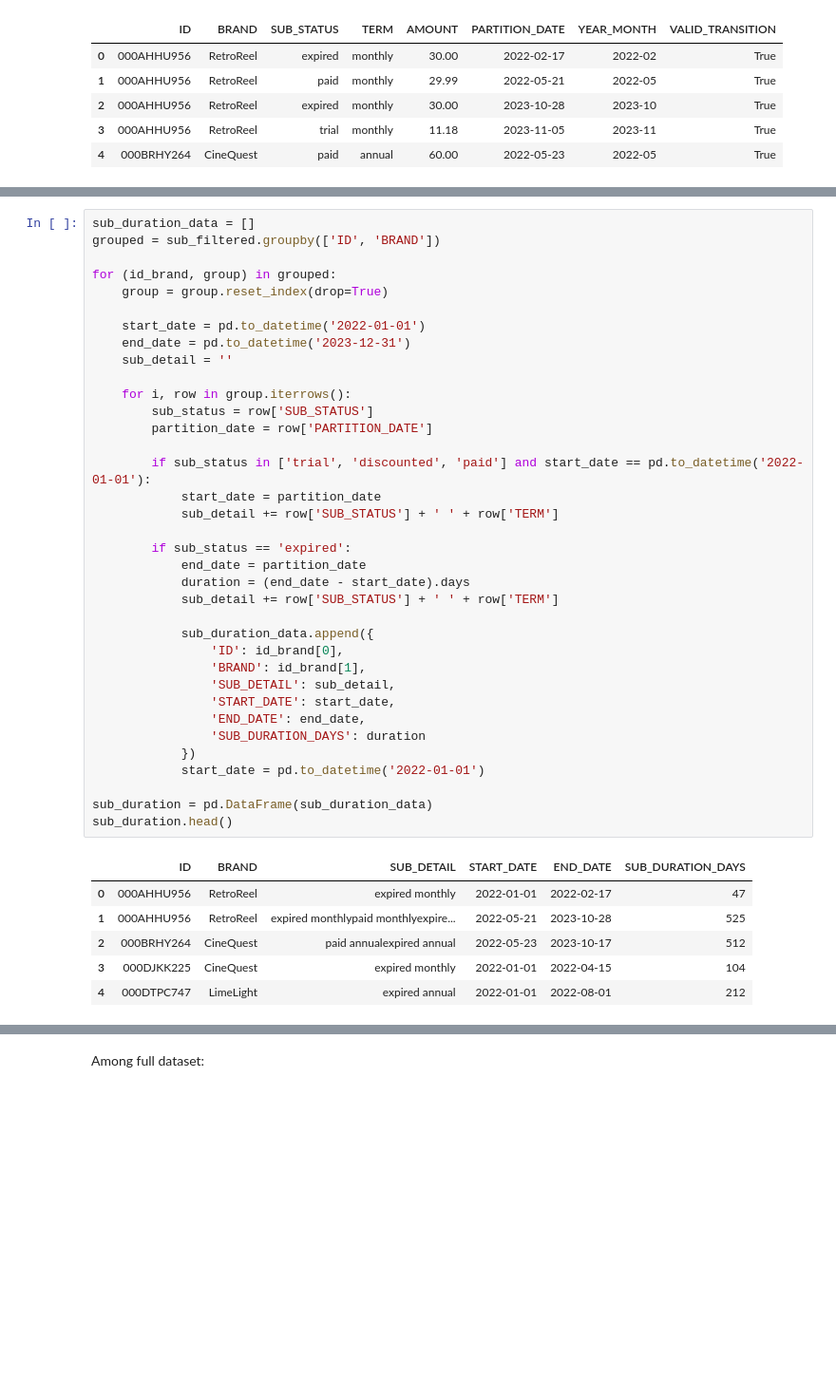
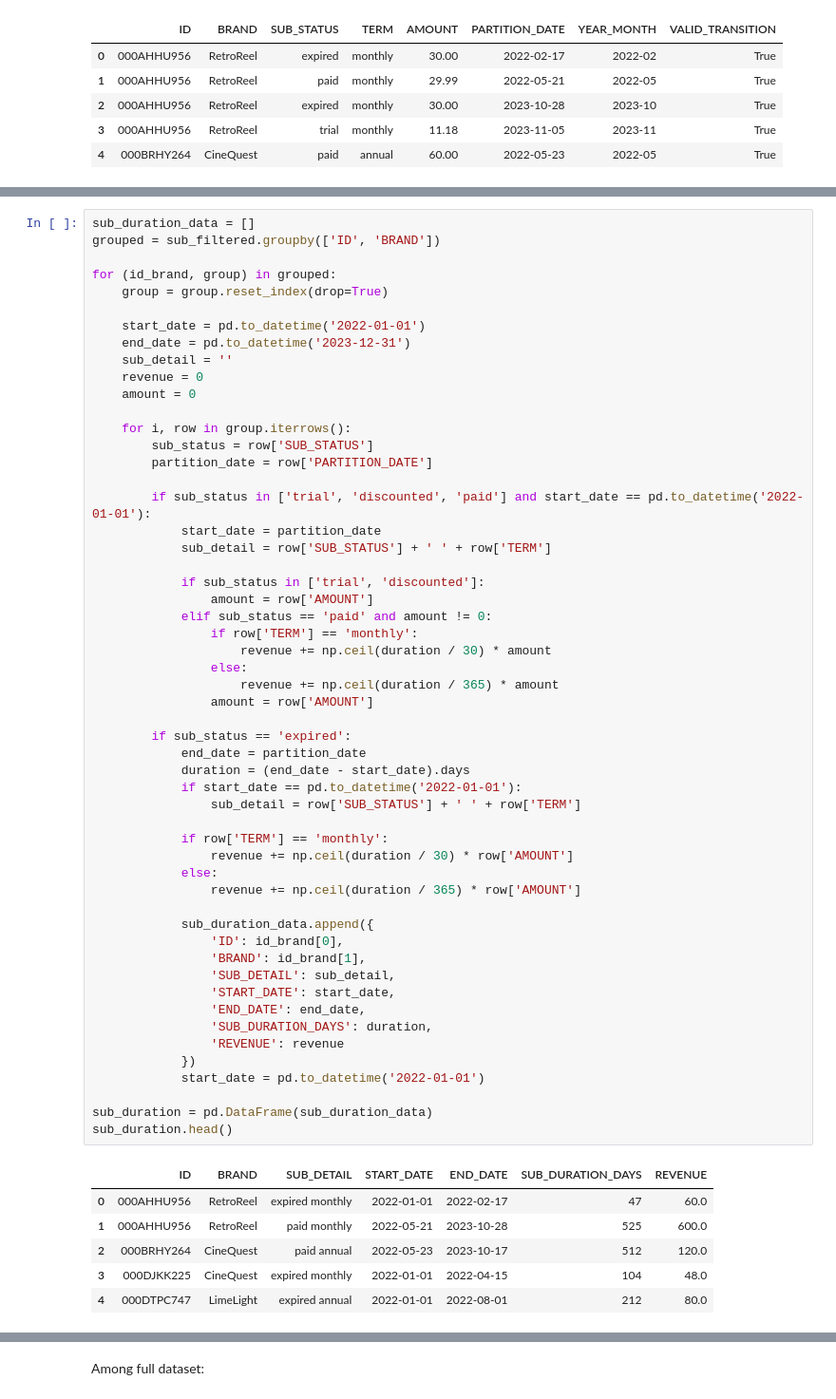
Before and after one commit to RussellXia/NYU_Capstone_Project, a Jupyter notebook: sub_preprocessing.ipynb, the cells around one changed output, grey strips where cells are left out. Shown: that part at 95% size. Drawn from its saved outputs; the diff is of its cells as text; blank space fills up the shorter version.

```diff
--- a/sub_preprocessing.ipynb
+++ b/sub_preprocessing.ipynb
@@ -337,39 +341,57 @@ grouped = sub_filtered.groupby(['ID', 'BRAND'])
 for (id_brand, group) in grouped:
     group = group.reset_index(drop=True)
 
     start_date = pd.to_datetime('2022-01-01')
     end_date = pd.to_datetime('2023-12-31')
     sub_detail = ''
+    revenue = 0
+    amount = 0
 
     for i, row in group.iterrows():
         sub_status = row['SUB_STATUS']
         partition_date = row['PARTITION_DATE']
 
         if sub_status in ['trial', 'discounted', 'paid'] and start_date == pd.to_datetime('2022-01-01'):
             start_date = partition_date
-            sub_detail += row['SUB_STATUS'] + ' ' + row['TERM']
+            sub_detail = row['SUB_STATUS'] + ' ' + row['TERM']
+
+            if sub_status in ['trial', 'discounted']:
+                amount = row['AMOUNT']
+            elif sub_status == 'paid' and amount != 0:
+                if row['TERM'] == 'monthly':
+                    revenue += np.ceil(duration / 30) * amount
+                else:
+                    revenue += np.ceil(duration / 365) * amount
+                amount = row['AMOUNT']
 
         if sub_status == 'expired':
             end_date = partition_date
             duration = (end_date - start_date).days
-            sub_detail += row['SUB_STATUS'] + ' ' + row['TERM']
+            if start_date == pd.to_datetime('2022-01-01'):
+                sub_detail = row['SUB_STATUS'] + ' ' + row['TERM']
+
+            if row['TERM'] == 'monthly':
+                revenue += np.ceil(duration / 30) * row['AMOUNT']
+            else:
+                revenue += np.ceil(duration / 365) * row['AMOUNT']
 
             sub_duration_data.append({
                 'ID': id_brand[0],
                 'BRAND': id_brand[1],
                 'SUB_DETAIL': sub_detail,
                 'START_DATE': start_date,
                 'END_DATE': end_date,
-                'SUB_DURATION_DAYS': duration
+                'SUB_DURATION_DAYS': duration,
+                'REVENUE': revenue
             })
             start_date = pd.to_datetime('2022-01-01')
 
 sub_duration = pd.DataFrame(sub_duration_data)
 sub_duration.head()
 # %% [output]
-|  | ID | BRAND | SUB_DETAIL | START_DATE | END_DATE | SUB_DURATION_DAYS |
-| 0 | 000AHHU956 | RetroReel | expired monthly | 2022-01-01 | 2022-02-17 | 47 |
-| 1 | 000AHHU956 | RetroReel | expired monthlypaid monthlyexpire... | 2022-05-21 | 2023-10-28 | 525 |
-| 2 | 000BRHY264 | CineQuest | paid annualexpired annual | 2022-05-23 | 2023-10-17 | 512 |
-| 3 | 000DJKK225 | CineQuest | expired monthly | 2022-01-01 | 2022-04-15 | 104 |
-| 4 | 000DTPC747 | LimeLight | expired annual | 2022-01-01 | 2022-08-01 | 212 |
+|  | ID | BRAND | SUB_DETAIL | START_DATE | END_DATE | SUB_DURATION_DAYS | REVENUE |
+| 0 | 000AHHU956 | RetroReel | expired monthly | 2022-01-01 | 2022-02-17 | 47 | 60.0 |
+| 1 | 000AHHU956 | RetroReel | paid monthly | 2022-05-21 | 2023-10-28 | 525 | 600.0 |
+| 2 | 000BRHY264 | CineQuest | paid annual | 2022-05-23 | 2023-10-17 | 512 | 120.0 |
+| 3 | 000DJKK225 | CineQuest | expired monthly | 2022-01-01 | 2022-04-15 | 104 | 48.0 |
+| 4 | 000DTPC747 | LimeLight | expired annual | 2022-01-01 | 2022-08-01 | 212 | 80.0 |
```
Also changed, not shown: parts of 8 cells of this notebook.
